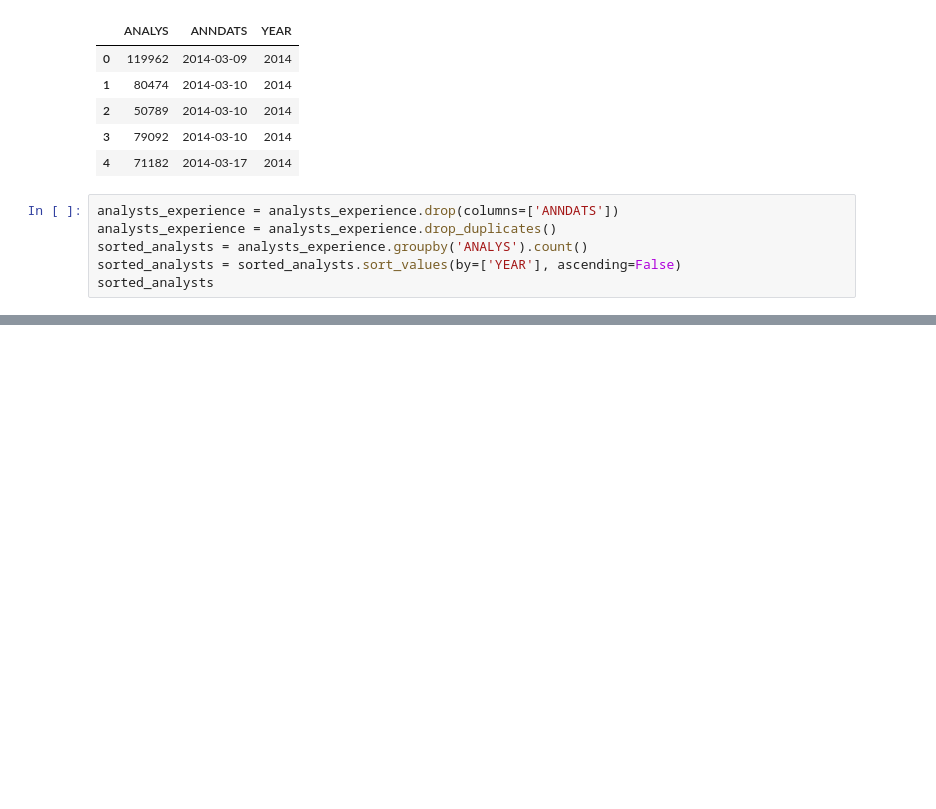
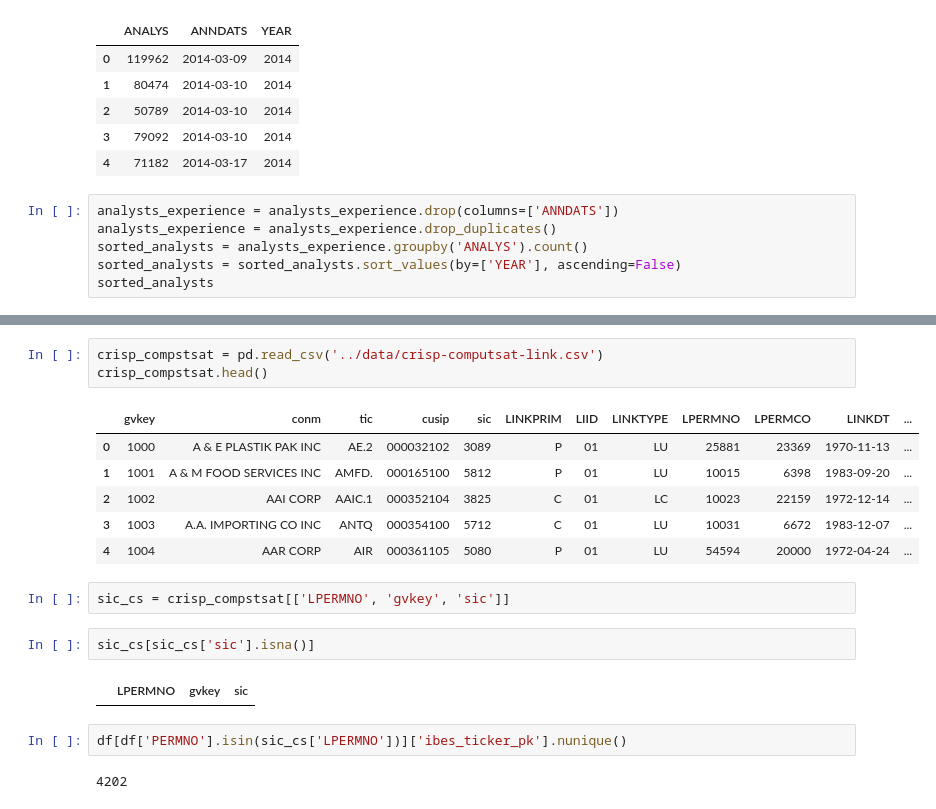
Before and after one commit to moshchev/gsfm_SS24, a Jupyter notebook: notebooks/alex_eda_feature_generation.ipynb, the cells around one changed output, grey strips where cells are left out. Cells and saved outputs as stored; diff of their text form; blank space fills up the shorter version.

```diff
--- a/notebooks/alex_eda_feature_generation.ipynb
+++ b/notebooks/alex_eda_feature_generation.ipynb
@@ -78,0 +148,20 @@ sorted_analysts
+# %%
+crisp_compstsat = pd.read_csv('../data/crisp-computsat-link.csv')
+crisp_compstsat.head()
+# %% [output]
+|  | gvkey | conm | tic | cusip | sic | LINKPRIM | LIID | LINKTYPE | LPERMNO | LPERMCO | LINKDT | ... |
+| 0 | 1000 | A & E PLASTIK PAK INC | AE.2 | 000032102 | 3089 | P | 01 | LU | 25881 | 23369 | 1970-11-13 | ... |
+| 1 | 1001 | A & M FOOD SERVICES INC | AMFD. | 000165100 | 5812 | P | 01 | LU | 10015 | 6398 | 1983-09-20 | ... |
+| 2 | 1002 | AAI CORP | AAIC.1 | 000352104 | 3825 | C | 01 | LC | 10023 | 22159 | 1972-12-14 | ... |
+| 3 | 1003 | A.A. IMPORTING CO INC | ANTQ | 000354100 | 5712 | C | 01 | LU | 10031 | 6672 | 1983-12-07 | ... |
+| 4 | 1004 | AAR CORP | AIR | 000361105 | 5080 | P | 01 | LU | 54594 | 20000 | 1972-04-24 | ... |
+# %%
+sic_cs = crisp_compstsat[['LPERMNO', 'gvkey', 'sic']]
+# %%
+sic_cs[sic_cs['sic'].isna()]
+# %% [output]
+|  | LPERMNO | gvkey | sic |
+# %%
+df[df['PERMNO'].isin(sic_cs['LPERMNO'])]['ibes_ticker_pk'].nunique()
+# %% [output]
+4202
```
Also changed, not shown: parts of 11 cells of this notebook.
